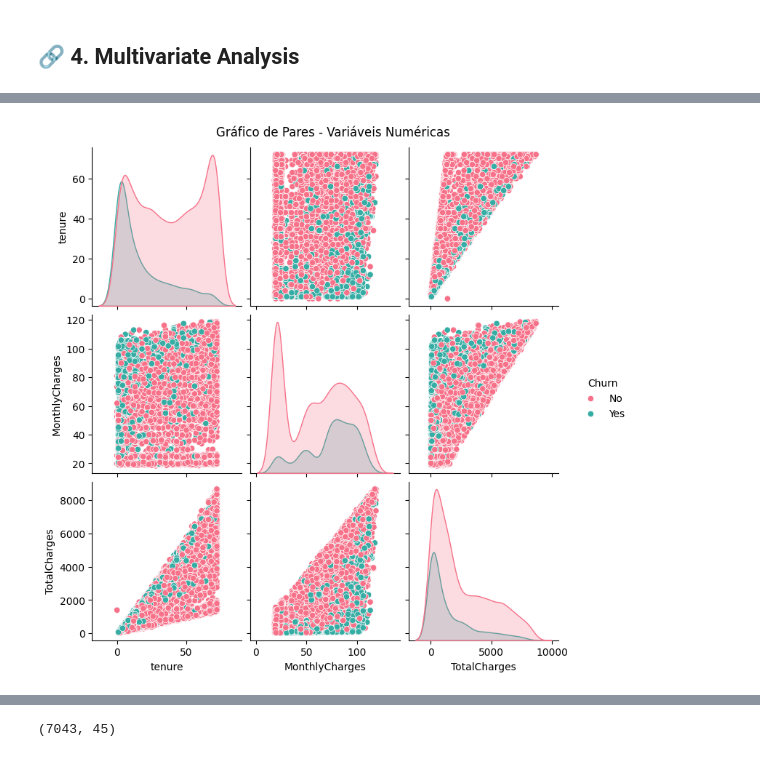
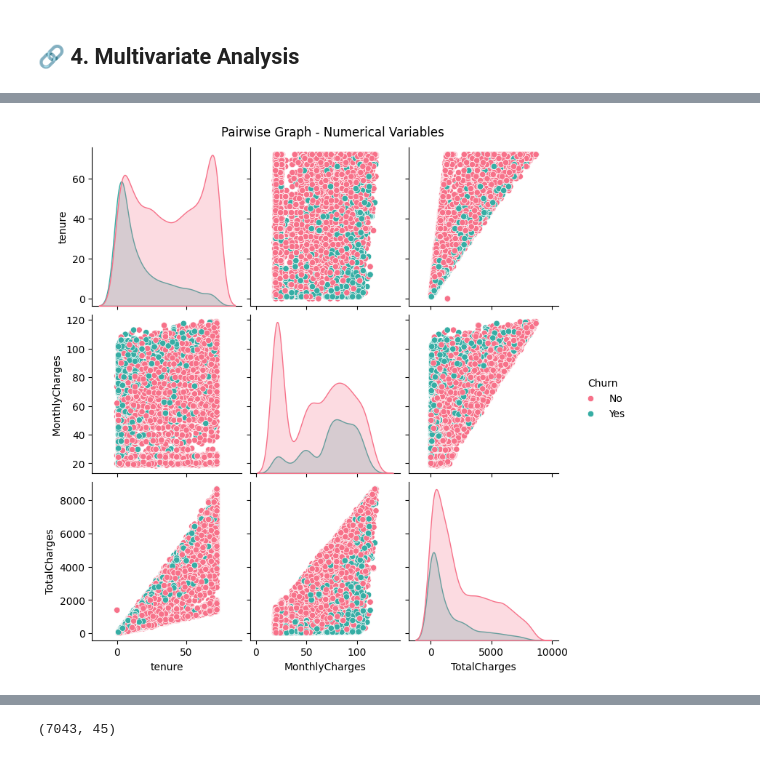
Before and after one commit to EduardoSantosSousa/MLOPS-CHURN, a Jupyter notebook: notebook/Data_Analysis_Telco_Custumer.ipynb, the cells around one changed output, grey strips where cells are left out. Drawn from its saved outputs; the diff is of its cells as text; code cells hidden in the pictures.

```diff
--- a/notebook/Data_Analysis_Telco_Custumer.ipynb
+++ b/notebook/Data_Analysis_Telco_Custumer.ipynb
@@ -921,9 +924,9 @@ analisar_correlacao(data, metodo='spearman', figsize_heatmap=(8,6))
 # %%
 num_features = ['tenure', 'MonthlyCharges', 'TotalCharges']
 
-# Se seu DataFrame se chama df:
+# If your DataFrame is called df:
 sns.pairplot(data[num_features + ['Churn']], hue='Churn', palette='husl', diag_kind='kde')
-plt.suptitle('Gráfico de Pares - Variáveis Numéricas', y=1.02)
+plt.suptitle('Pairwise Graph - Numerical Variables', y=1.02)
 plt.show()
 # %% [output]
-[figure, old version]
+[figure, new version]
```
Also changed, not shown: parts of 37 cells of this notebook, 3 other files.
